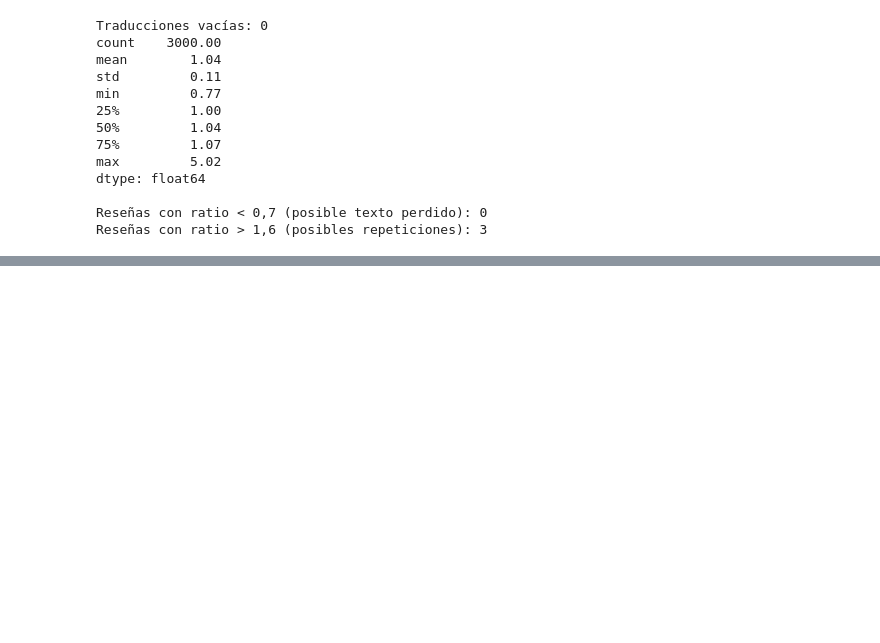
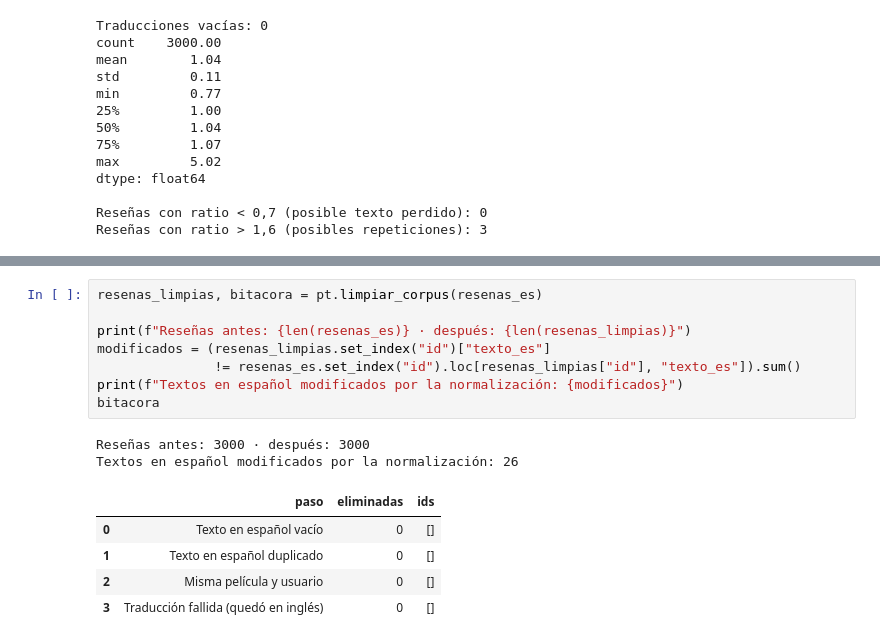
Before and after one commit to AlejandroQL23/recennas-cine, a Jupyter notebook: res_pel/notebooks/01_carga_traduccion_limpieza.ipynb, the cells around one changed output, grey strips where cells are left out. Saved outputs shown, nothing was run; the diff lists cells and outputs as text; blank space fills up the shorter version.

```diff
--- a/res_pel/notebooks/01_carga_traduccion_limpieza.ipynb
+++ b/res_pel/notebooks/01_carga_traduccion_limpieza.ipynb
@@ -238,0 +352,16 @@ Reseñas con ratio > 1,6 (posibles repeticiones): 3
+# %%
+resenas_limpias, bitacora = pt.limpiar_corpus(resenas_es)
+
+print(f"Reseñas antes: {len(resenas_es)} · después: {len(resenas_limpias)}")
+modificados = (resenas_limpias.set_index("id")["texto_es"]
+               != resenas_es.set_index("id").loc[resenas_limpias["id"], "texto_es"]).sum()
+print(f"Textos en español modificados por la normalización: {modificados}")
+bitacora
+# %% [output]
+Reseñas antes: 3000 · después: 3000
+Textos en español modificados por la normalización: 26
+|  | paso | eliminadas | ids |
+| 0 | Texto en español vacío | 0 | [] |
+| 1 | Texto en español duplicado | 0 | [] |
+| 2 | Misma película y usuario | 0 | [] |
+| 3 | Traducción fallida (quedó en inglés) | 0 | [] |
```
Also changed, not shown: parts of 13 cells of this notebook, 2 other files.
